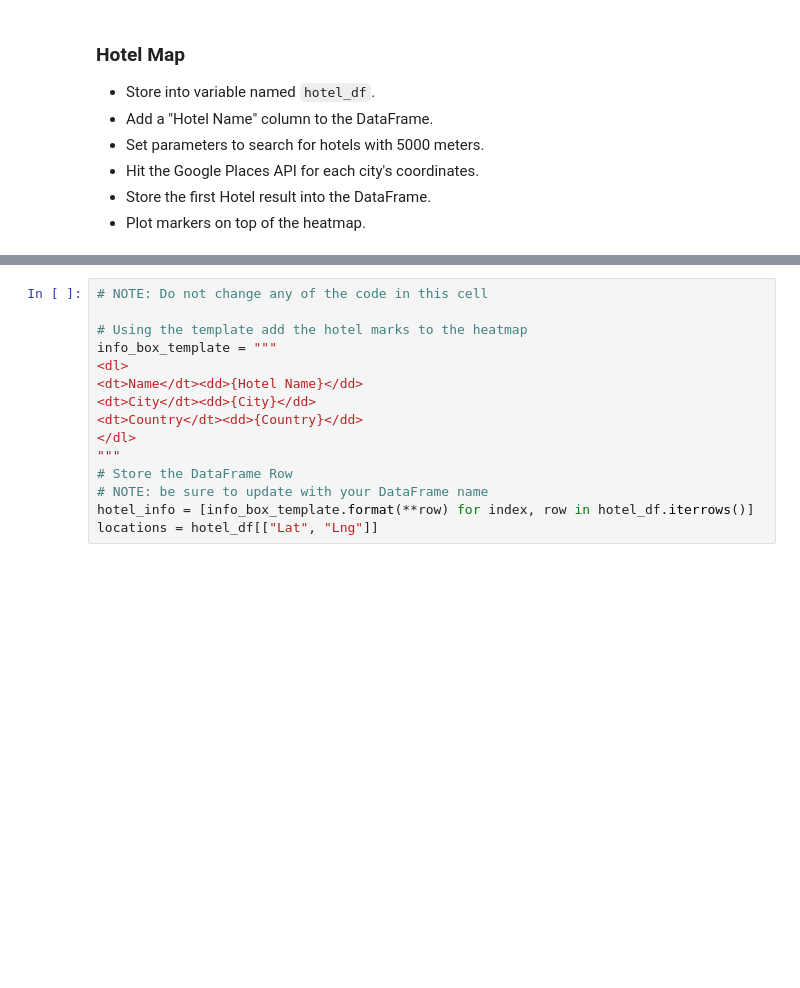
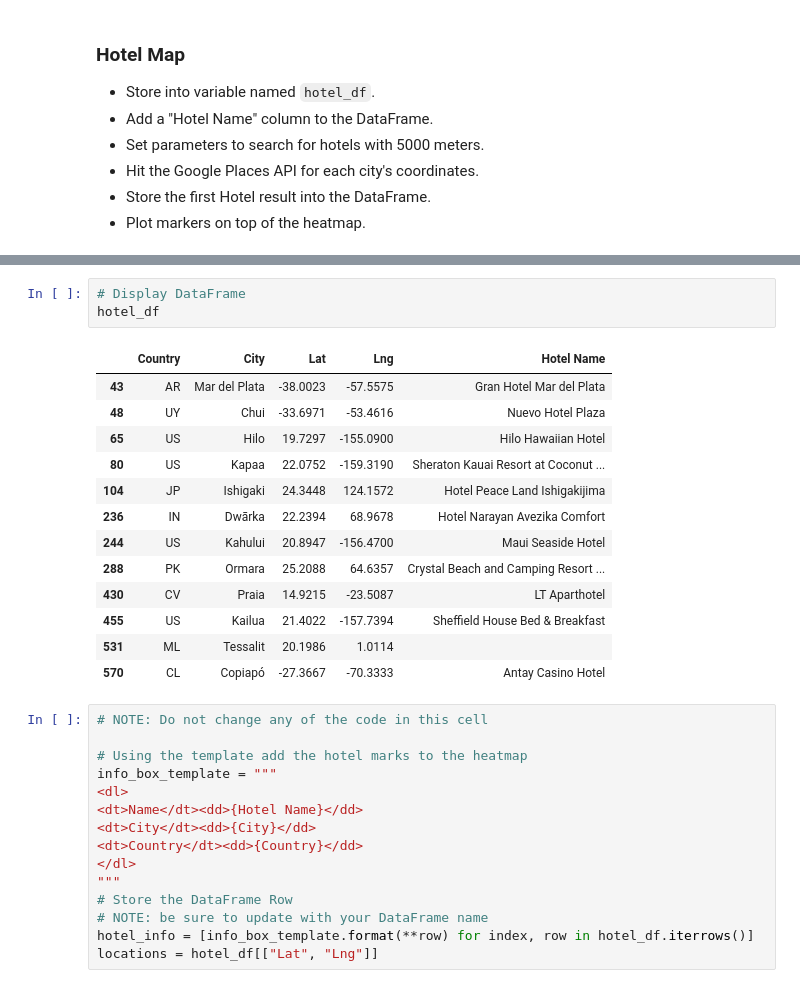
Before and after one commit to bminhas01/python-api-challenge, a Jupyter notebook: VacationPy/VacationPy.ipynb, the cells around one changed output, grey strips where cells are left out. Saved outputs shown, nothing was run; the diff lists cells and outputs as text; blank space fills up the shorter version.

```diff
--- a/VacationPy/VacationPy.ipynb
+++ b/VacationPy/VacationPy.ipynb
@@ -188,3 +198,20 @@ Closest hotel in Sur is Sur Plaza Hotel.
+# %%
+# Display DataFrame
+hotel_df
+# %% [output]
+|  | Country | City | Lat | Lng | Hotel Name |
+| 43 | AR | Mar del Plata | -38.0023 | -57.5575 | Gran Hotel Mar del Plata |
+| 48 | UY | Chui | -33.6971 | -53.4616 | Nuevo Hotel Plaza |
+| 65 | US | Hilo | 19.7297 | -155.0900 | Hilo Hawaiian Hotel |
+| 80 | US | Kapaa | 22.0752 | -159.3190 | Sheraton Kauai Resort at Coconut ... |
+| 104 | JP | Ishigaki | 24.3448 | 124.1572 | Hotel Peace Land Ishigakijima |
+| 236 | IN | Dwārka | 22.2394 | 68.9678 | Hotel Narayan Avezika Comfort |
+| 244 | US | Kahului | 20.8947 | -156.4700 | Maui Seaside Hotel |
+| 288 | PK | Ormara | 25.2088 | 64.6357 | Crystal Beach and Camping Resort ... |
+| 430 | CV | Praia | 14.9215 | -23.5087 | LT Aparthotel |
+| 455 | US | Kailua | 21.4022 | -157.7394 | Sheffield House Bed & Breakfast |
+| 531 | ML | Tessalit | 20.1986 | 1.0114 |  |
+| 570 | CL | Copiapó | -27.3667 | -70.3333 | Antay Casino Hotel |
 # %%
 # NOTE: Do not change any of the code in this cell
 
```
Also changed, not shown: parts of 7 cells of this notebook, 7 other files.
